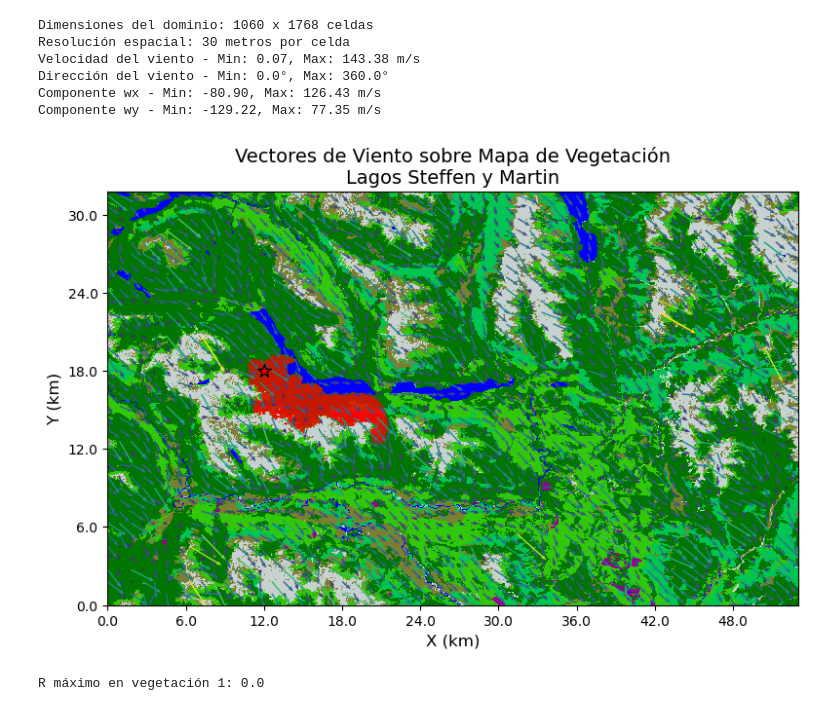
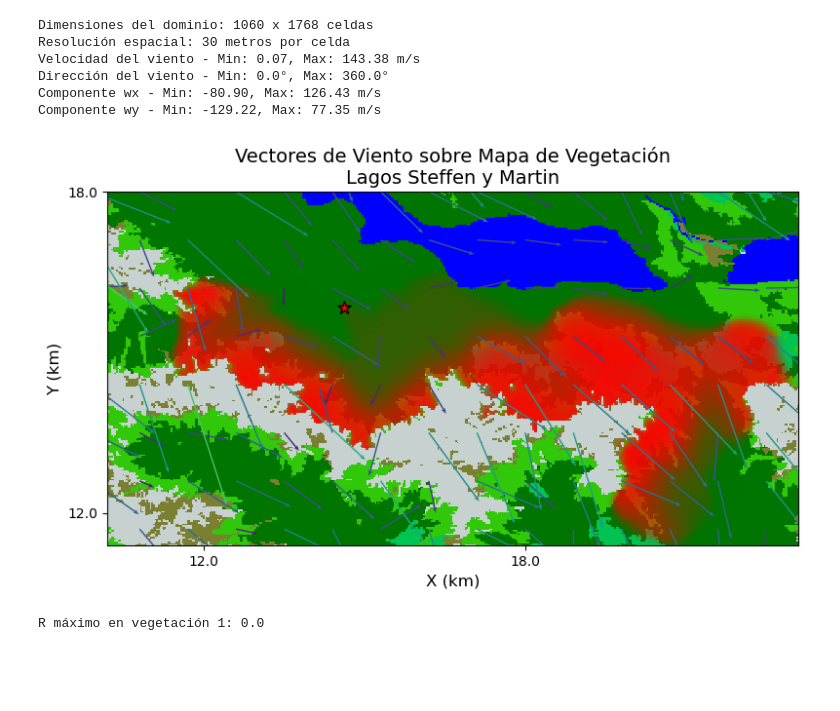
Before and after one commit to Maestria-Incendios-Forestales-2024-2025/Incendios-Genetico-PINNs, a Jupyter notebook: visualizacion_incendios.ipynb, the cells around one changed output. Cells and saved outputs as stored; diff of their text form; code cells hidden in the pictures; blank space fills up the shorter version.

```diff
--- a/visualizacion_incendios.ipynb
+++ b/visualizacion_incendios.ipynb
@@ -104,7 +104,9 @@ Dirección del viento - Min: 0.0°, Max: 360.0°
 Componente wx - Min: -80.90, Max: 126.43 m/s
 Componente wy - Min: -129.22, Max: 77.35 m/s
 # %%
-R_np = np.squeeze(np.load("R_final.npy"))
+# R_np = np.squeeze(np.load("R_final.npy"))
+
+R_np = np.load("R_final.npy")[0]
 
 # Crear visualización de vectores de viento sobre el mapa de vegetación
 fig, ax = plt.subplots(figsize=(8, 8))
@@ -133,37 +135,37 @@ quiver = ax.quiver(x_coords, y_coords, wx_sub, wy_sub,
                    cmap='viridis',
                    scale=1,  # Reducir aún más el scale para hacer vectores más largos
                    scale_units='xy',
                    angles='xy',
                    alpha=1,
                    width=0.002,  # Aumentar más el grosor de los vectores
                    headwidth=3,  # Aumentar el tamaño de las cabezas de flecha
                    headlength=4,  # Aumentar la longitud de las cabezas de flecha
                    headaxislength=3.5)  # Ajustar la longitud del eje de la cabeza
 
 # Configurar ejes y etiquetas
 ax.set_xticks(x_ticks)
 ax.set_yticks(y_ticks)
 ax.set_xticklabels([f"{x:.1f}" for x in x_labels])
 ax.set_yticklabels([f"{y:.1f}" for y in y_labels])
 ax.set_xlabel("X (km)", fontsize=12)
 ax.set_ylabel("Y (km)", fontsize=12)
 ax.set_title('Vectores de Viento sobre Mapa de Vegetación\nLagos Steffen y Martin', fontsize=14)
 
 # Agregar una leyenda de escala para los vectores
 # Crear un vector de referencia
 ref_speed = 10  # m/s
 ax.quiverkey(quiver, 0.85, 0.95, ref_speed, f'{ref_speed} m/s',
              labelpos='E', coordinates='figure', fontproperties={'size': 10})
 
-ax.scatter([400], [600], color='red', marker='*', s=100, edgecolors='black', label='Foco del incendio')
+ax.scatter([487], [528], color='red', marker='*', s=100, edgecolors='black', label='Foco del incendio')
 
-# plt.xlim(500, 1000)
-# plt.ylim(300, 900)
+plt.xlim(340, 770)
+plt.ylim(380, 600)
 
 plt.tight_layout()
 plt.show()
 # %% [output]
-[figure, old version]
+[figure, new version]
 # %%
 # Máscara donde vegetación == 3
 mask = (vegetacion == 0)
```
